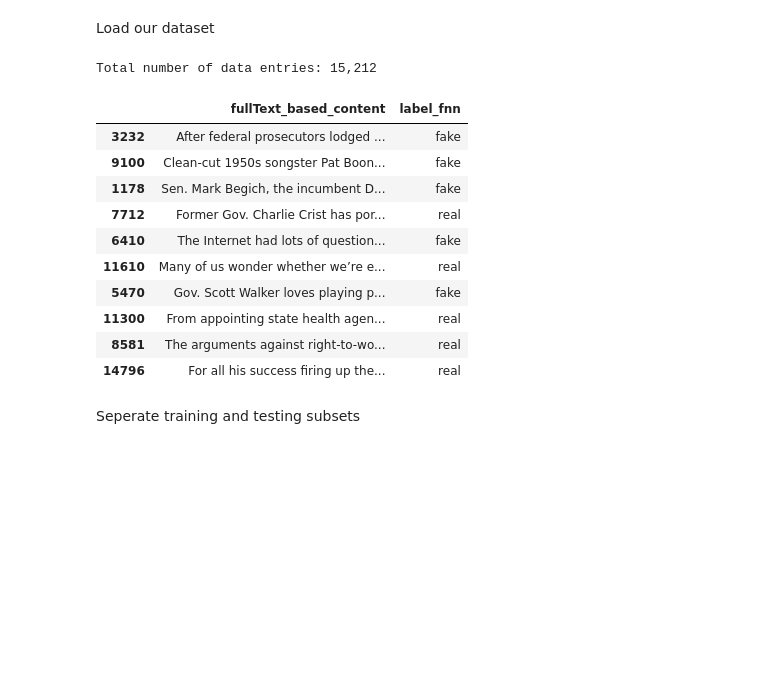
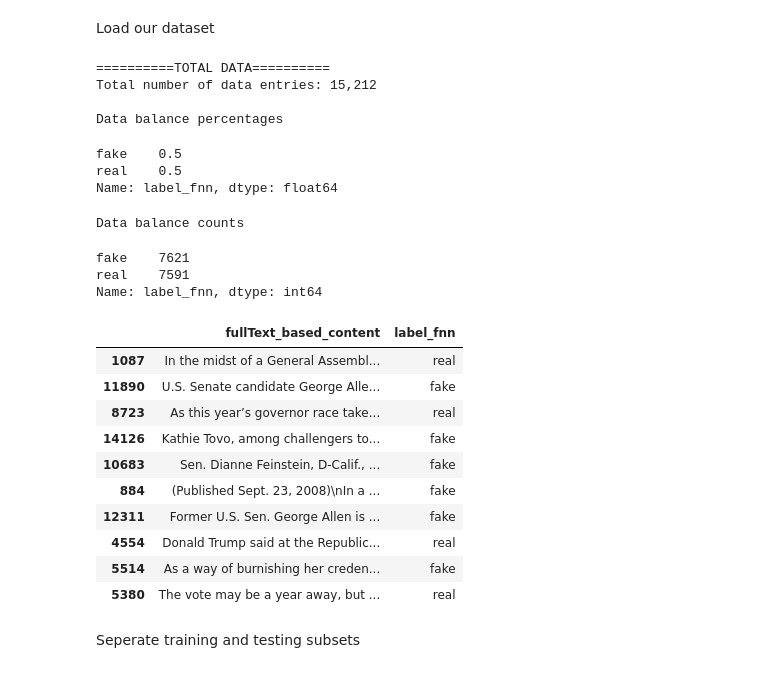
Before and after one commit to Johoodcoder/CS490Project, a Jupyter notebook: Notebooks/CS490ProjectHuggingImplementation.ipynb, the cells around one changed output. Saved outputs shown, nothing was run; the diff lists cells and outputs as text; code cells hidden in the pictures; blank space fills up the shorter version.

```diff
--- a/Notebooks/CS490ProjectHuggingImplementation.ipynb
+++ b/Notebooks/CS490ProjectHuggingImplementation.ipynb
@@ -87,26 +70,42 @@ Load our dataset
 # df = df[['text', 'type']]
 df = pd.read_csv("fnn_train.csv")
 df = df[['fullText_based_content', 'label_fnn']]
-print('Total number of data entries: {:,}\n'.format(df.shape[0]))
-# %% [output]
-Total number of data entries: 15,212
 # %%
 df = df[df['label_fnn'].isin(['fake', 'real'])]
-# Scramble data indexes from dataset. Random_state is a seed. This is producing random scrambles for some reason even with the same random_state seed.
+# Scramble data indexes from dataset. This is producing random scrambles for some reason even with the random_state seed remaining unchanged between runs.
+# The data is scrambled again down the line but this remains as an artefact from an older version.
 df = df.dropna()
 df = df.sample(frac=1, random_state = 23).reset_index(drop=True)
-df.sample(10)
+print("========== TOTAL DATA ==========")
+print('Total number of data entries: {:,}\n'.format(df.shape[0]))
+print("Data balance percentages")
+display(df['label_fnn'].value_counts(normalize=True))
+print("\nData balance counts")
+display(df['label_fnn'].value_counts())
+print("\n")
+display(df.sample(10))
 # %% [output]
+==========TOTAL DATA==========
+Total number of data entries: 15,212
+
+Data balance percentages
+fake    0.5
+real    0.5
+Name: label_fnn, dtype: float64
+Data balance counts
+fake    7621
+real    7591
+Name: label_fnn, dtype: int64
 |  | fullText_based_content | label_fnn |
-| 3232 | After federal prosecutors lodged ... | fake |
-| 9100 | Clean-cut 1950s songster Pat Boon... | fake |
-| 1178 | Sen. Mark Begich, the incumbent D... | fake |
-| 7712 | Former Gov. Charlie Crist has por... | real |
-| 6410 | The Internet had lots of question... | fake |
-| 11610 | Many of us wonder whether we’re e... | real |
-| 5470 | Gov. Scott Walker loves playing p... | fake |
-| 11300 | From appointing state health agen... | real |
-| 8581 | The arguments against right-to-wo... | real |
-| 14796 | For all his success firing up the... | real |
+| 1087 | In the midst of a General Assembl... | real |
+| 11890 | U.S. Senate candidate George Alle... | fake |
+| 8723 | As this year’s governor race take... | real |
+| 14126 | Kathie Tovo, among challengers to... | fake |
+| 10683 | Sen. Dianne Feinstein, D-Calif., ... | fake |
+| 884 | (Published Sept. 23, 2008)\nIn a ... | fake |
+| 12311 | Former U.S. Sen. George Allen is ... | fake |
+| 4554 | Donald Trump said at the Republic... | real |
+| 5514 | As a way of burnishing her creden... | fake |
+| 5380 | The vote may be a year away, but ... | real |
 # %% [markdown]
 Seperate training and testing subsets
```
Also changed, not shown: parts of 16 cells of this notebook.
